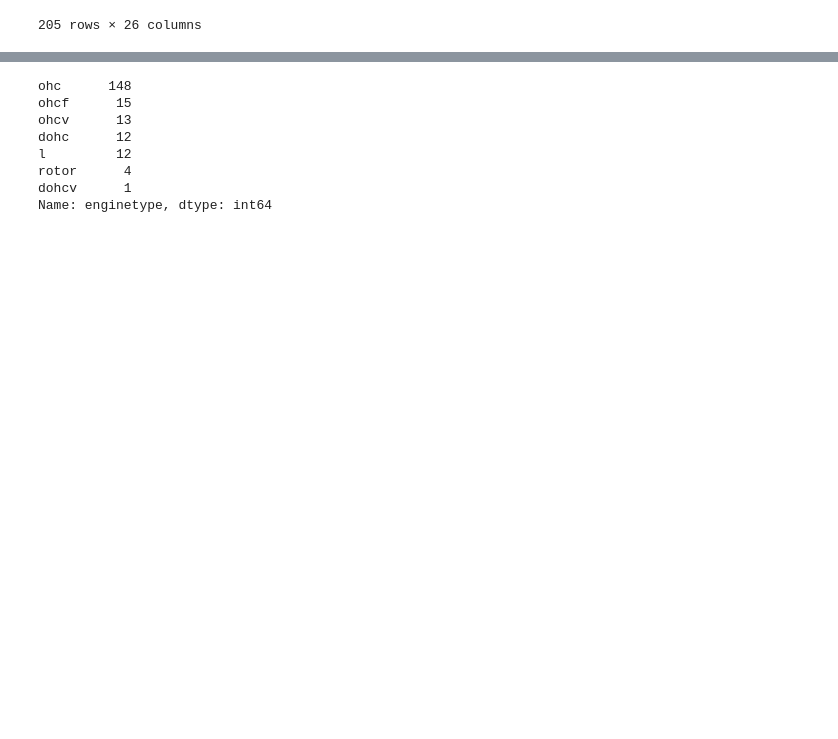
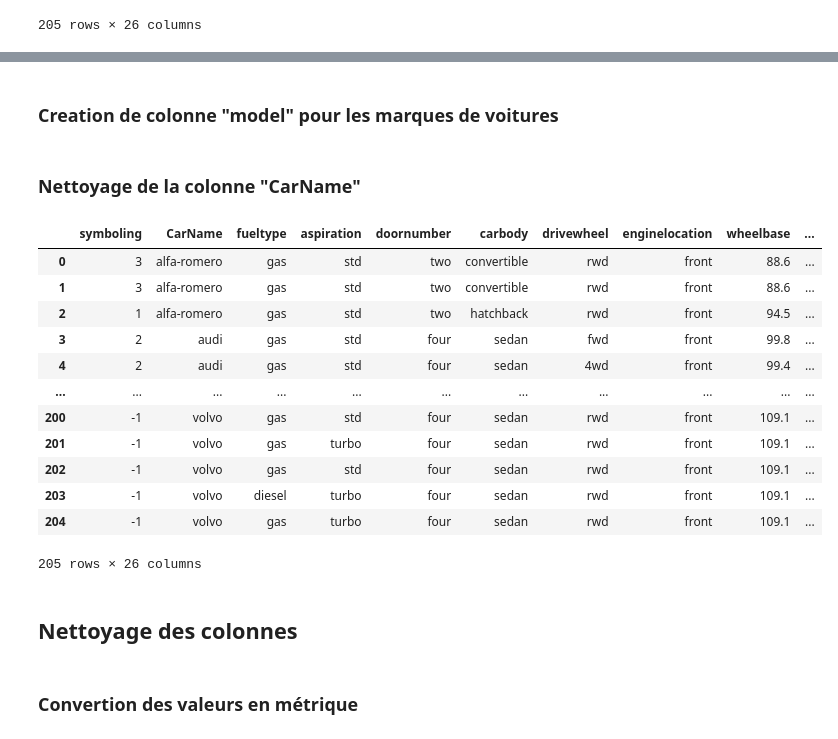
Before and after one commit to ForskyOnly/car_price_prediction, a Jupyter notebook: data_cleaning.ipynb, the cells around one changed output, grey strips where cells are left out. Drawn from its saved outputs; the diff is of its cells as text; code cells hidden in the pictures; blank space fills up the shorter version.

Commit message:
nettoyage ok

```diff
--- a/data_cleaning.ipynb
+++ b/data_cleaning.ipynb
@@ -4,7 +4,7 @@ import matplotlib.pyplot as plt
 import seaborn as sns
 # %%
 pd.set_option('display.max_columns', None)
-df = pd.read_csv("cars.csv")
+df = pd.read_csv("cars.csv",index_col=None)
 df
 # %% [output]
 |  | car_ID | symboling | CarName | fueltype | aspiration | doornumber | carbody | drivewheel | enginelocation | ... |
@@ -23,11 +25,28 @@ df
+# %%
+df = df.drop("car_ID", axis=1)
+# %% [markdown]
+### Creation de colonne "model" pour les marques de voitures
+# %%
+df["model"] = df["CarName"].apply(lambda x: x.split(" ", 1)[1] if len(x.split(" ", 1)) > 1 else x.split(" ", 1)[0])
+# %% [markdown]
+### Nettoyage de la colonne "CarName"
+# %%
+df["CarName"] = df["CarName"].apply(lambda x: x.split(" ")[0])
 # %%
-df["enginetype"].value_counts()
+df
 # %% [output]
+|  | symboling | CarName | fueltype | aspiration | doornumber | carbody | drivewheel | enginelocation | wheelbase | ... |
+| 0 | 3 | alfa-romero | gas | std | two | convertible | rwd | front | 88.6 | ... |
+| 1 | 3 | alfa-romero | gas | std | two | convertible | rwd | front | 88.6 | ... |
+| 2 | 1 | alfa-romero | gas | std | two | hatchback | rwd | front | 94.5 | ... |
+| 3 | 2 | audi | gas | std | four | sedan | fwd | front | 99.8 | ... |
+| 4 | 2 | audi | gas | std | four | sedan | 4wd | front | 99.4 | ... |
+| ... | ... | ... | ... | ... | ... | ... | ... | ... | ... | ... |
+| 200 | -1 | volvo | gas | std | four | sedan | rwd | front | 109.1 | ... |
+| 201 | -1 | volvo | gas | turbo | four | sedan | rwd | front | 109.1 | ... |
+| 202 | -1 | volvo | gas | std | four | sedan | rwd | front | 109.1 | ... |
+| 203 | -1 | volvo | diesel | turbo | four | sedan | rwd | front | 109.1 | ... |
+| 204 | -1 | volvo | gas | turbo | four | sedan | rwd | front | 109.1 | ... |
-ohc      148
-ohcf      15
-ohcv      13
-dohc      12
-l         12
-rotor      4
-dohcv      1
-Name: enginetype, dtype: int64
+205 rows × 26 columns
+# %% [markdown]
+## Nettoyage  des colonnes
@@ -33,0 +112,2 @@ Name: enginetype, dtype: int64
+# %% [markdown]
+### Convertion des valeurs en métrique
```
Also changed, not shown: parts of 7 cells of this notebook, 2 other files.
